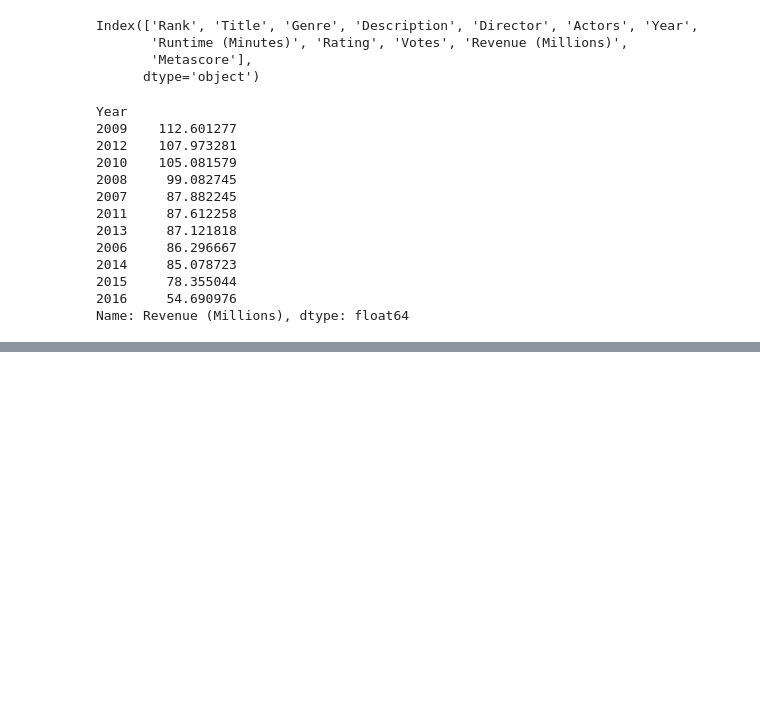
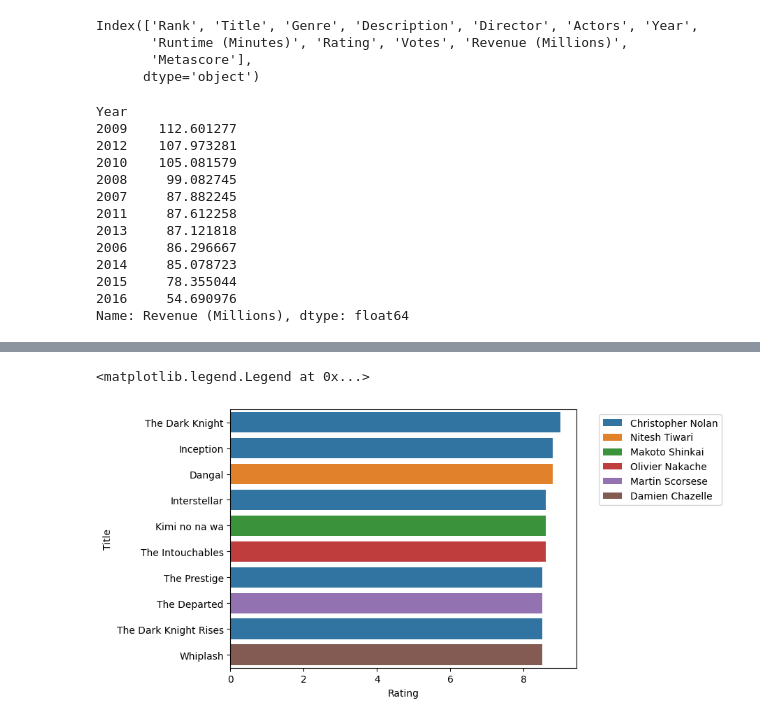
Before and after one commit to RyanLinnane2/Jupyter-Projects, a Jupyter notebook: imdb_dataset_analysis.ipynb, the cells around one changed output, grey strips where cells are left out. Drawn from its saved outputs; the diff is of its cells as text; code cells hidden in the pictures; blank space fills up the shorter version.

```diff
--- a/imdb_dataset_analysis.ipynb
+++ b/imdb_dataset_analysis.ipynb
@@ -251,0 +347,3 @@ plt.show()
+# %%
+top10_len = data.nlargest(10, 'Rating')[['Title','Rating', 'Director']].set_index('Title')
+top10_len
@@ -251,0 +363,7 @@ plt.show()
+# %%
+sns.barplot(x='Rating', y= top10_len.index, data = top10_len, hue='Director',
+           dodge = False)
+plt.legend(bbox_to_anchor=(1.05,1), loc=2)
+# %% [output]
+<matplotlib.legend.Legend at 0x...>
+[figure, added]
```
Also changed, not shown: parts of 17 cells of this notebook.
